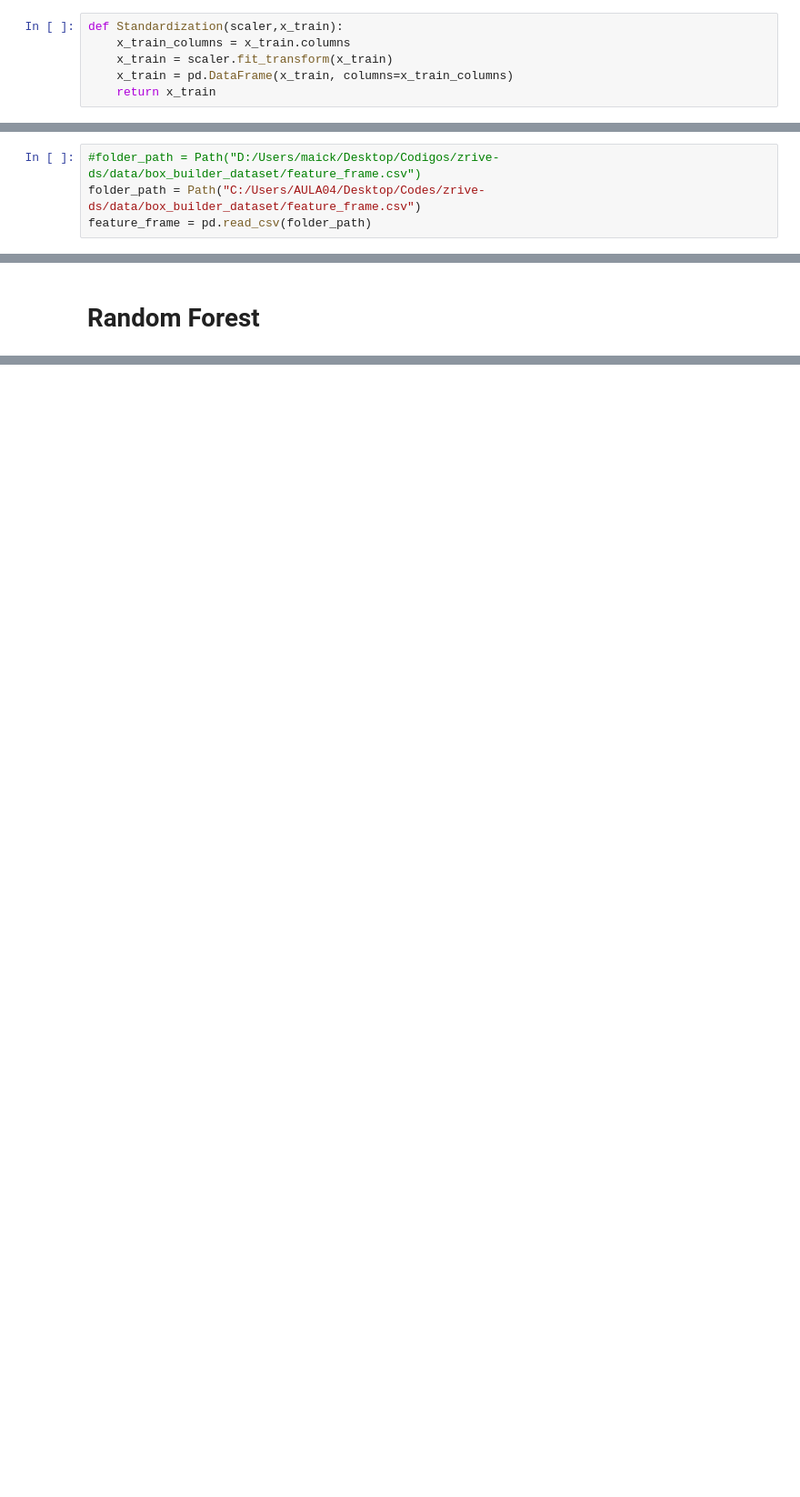
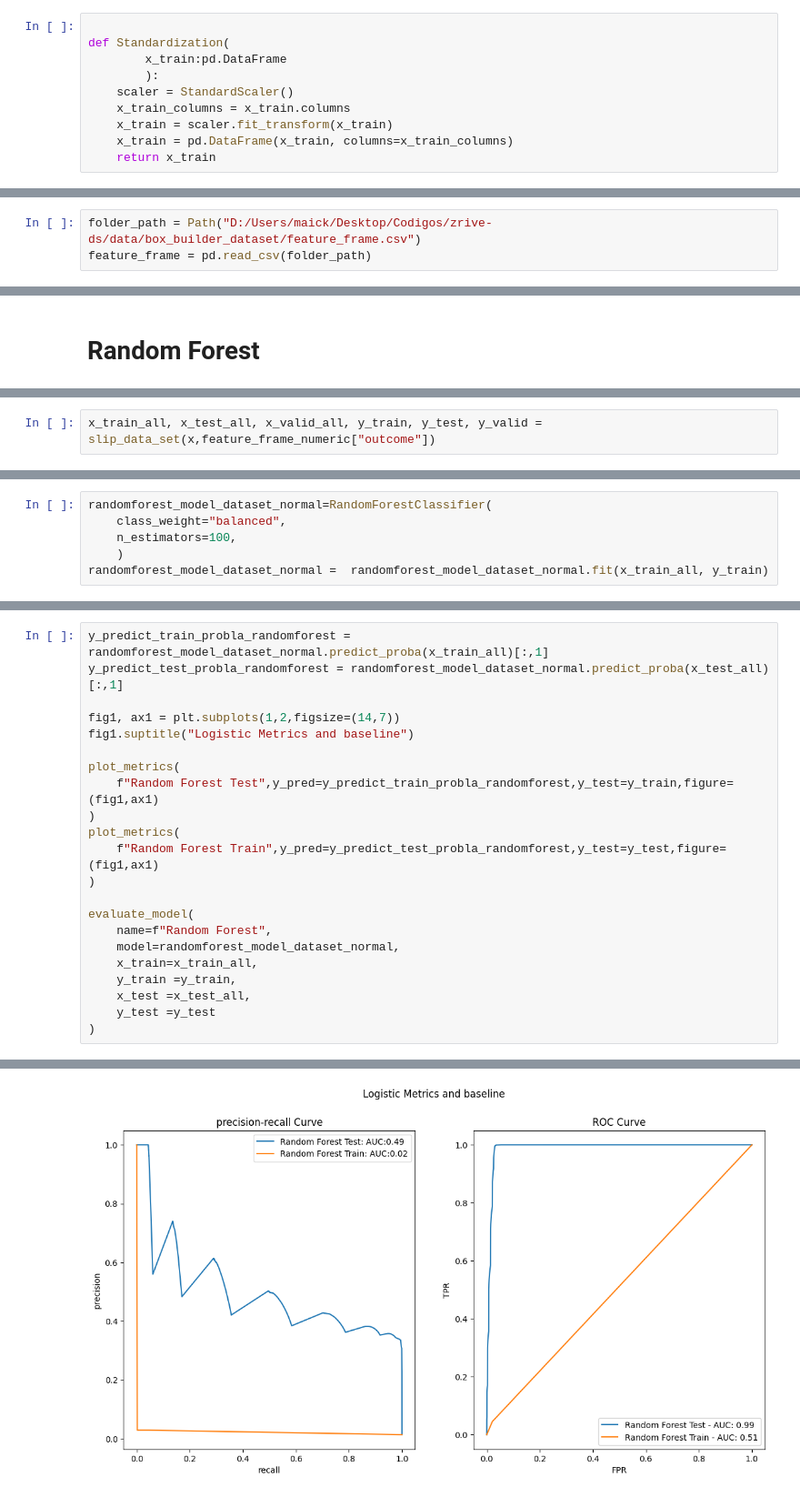
Before and after one commit to MaickMos/data_science_applied, a Jupyter notebook: future_purchase_prediction/model_no_lineal/MVP_Push_Notifications.ipynb, the cells around one changed output, grey strips where cells are left out. Shown at 91% size. Cells and saved outputs as stored; diff of their text form; blank space fills up the shorter version.

```diff
--- a/future_purchase_prediction/model_no_lineal/MVP_Push_Notifications.ipynb
+++ b/future_purchase_prediction/model_no_lineal/MVP_Push_Notifications.ipynb
@@ -56,7 +57,11 @@ def plot_metrics(
     ax[1].set_title(f"ROC Curve")
     ax[1].legend()
 # %%
-def Standardization(scaler,x_train):
+
+def Standardization(
+        x_train:pd.DataFrame
+        ):
+    scaler = StandardScaler()
     x_train_columns = x_train.columns
     x_train = scaler.fit_transform(x_train)
     x_train = pd.DataFrame(x_train, columns=x_train_columns)
@@ -64,8 +108,7 @@ def Standardization(scaler,x_train):
 # %% [markdown]
 ### Load the data
 # %%
-#folder_path = Path("D:/Users/maick/Desktop/Codigos/zrive-ds/data/box_builder_dataset/feature_frame.csv")
-folder_path = Path("C:/Users/AULA04/Desktop/Codes/zrive-ds/data/box_builder_dataset/feature_frame.csv")
+folder_path = Path("D:/Users/maick/Desktop/Codigos/zrive-ds/data/box_builder_dataset/feature_frame.csv")
 feature_frame = pd.read_csv(folder_path)
 # %% [markdown]
 ## Preparation of the dataset
@@ -293,0 +244,2 @@ weighted avg       0.97      0.99      0.98    432790
+# %%
+x_train_all, x_test_all, x_valid_all, y_train, y_test, y_valid = slip_data_set(x,feature_frame_numeric["outcome"])
@@ -293,0 +252,6 @@ weighted avg       0.97      0.99      0.98    432790
+# %%
+randomforest_model_dataset_normal=RandomForestClassifier(
+    class_weight="balanced",
+    n_estimators=100,
+    )
+randomforest_model_dataset_normal =  randomforest_model_dataset_normal.fit(x_train_all, y_train)
@@ -293,0 +260,23 @@ weighted avg       0.97      0.99      0.98    432790
+# %%
+y_predict_train_probla_randomforest = randomforest_model_dataset_normal.predict_proba(x_train_all)[:,1]
+y_predict_test_probla_randomforest = randomforest_model_dataset_normal.predict_proba(x_test_all)[:,1]
+
+fig1, ax1 = plt.subplots(1,2,figsize=(14,7))
+fig1.suptitle("Logistic Metrics and baseline")
+
+plot_metrics(
+    f"Random Forest Test",y_pred=y_predict_train_probla_randomforest,y_test=y_train,figure=(fig1,ax1)
+)
+plot_metrics(
+    f"Random Forest Train",y_pred=y_predict_test_probla_randomforest,y_test=y_test,figure=(fig1,ax1)
+)
+
+evaluate_model(
+    name=f"Random Forest",
+    model=randomforest_model_dataset_normal,
+    x_train=x_train_all,
+    y_train =y_train,
+    x_test =x_test_all,
+    y_test =y_test
+)
+# %% [output]
@@ -293,0 +286 @@ weighted avg       0.97      0.99      0.98    432790
+[figure, added]
```
Also changed, not shown: parts of 51 cells of this notebook, 6 other files.
